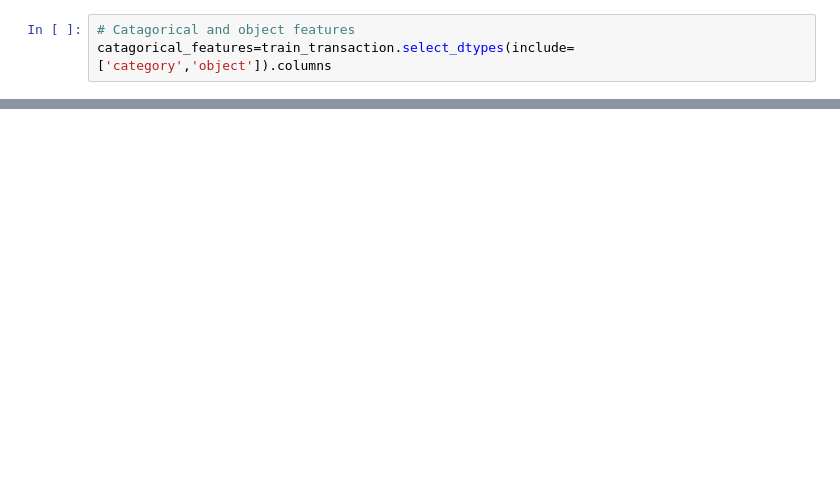
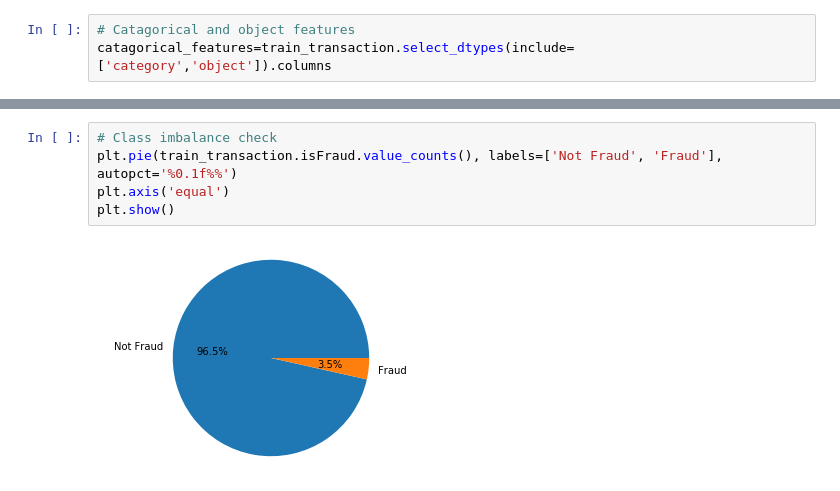
Before and after one commit to JonathanCristovao/Fraud-Detection, a Jupyter notebook: notebook.ipynb, the cells around one changed output, grey strips where cells are left out. Cells and saved outputs as stored; diff of their text form; blank space fills up the shorter version.

```diff
--- a/notebook.ipynb
+++ b/notebook.ipynb
@@ -134,0 +152,7 @@ catagorical_features
+# %%
+# Class imbalance check
+plt.pie(train_transaction.isFraud.value_counts(), labels=['Not Fraud', 'Fraud'], autopct='%0.1f%%')
+plt.axis('equal')
+plt.show()
+# %% [output]
+[figure, added]
```
Also changed, not shown: parts of 34 cells of this notebook, 1 other file.
